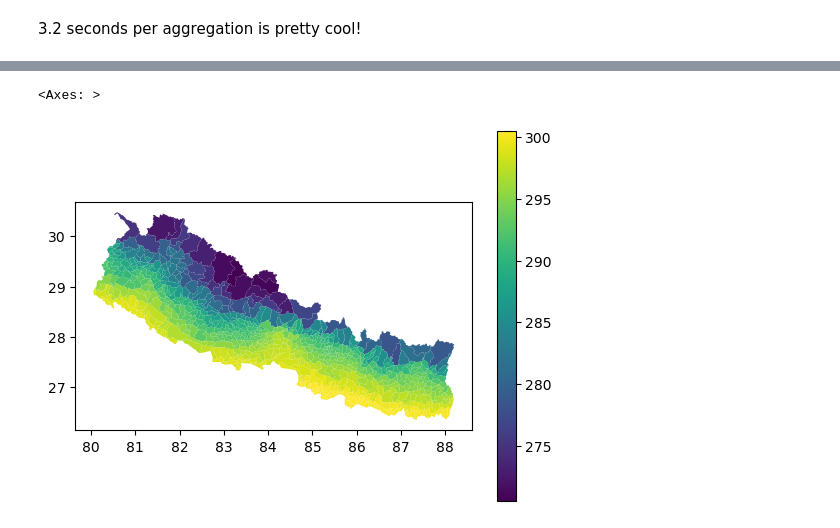
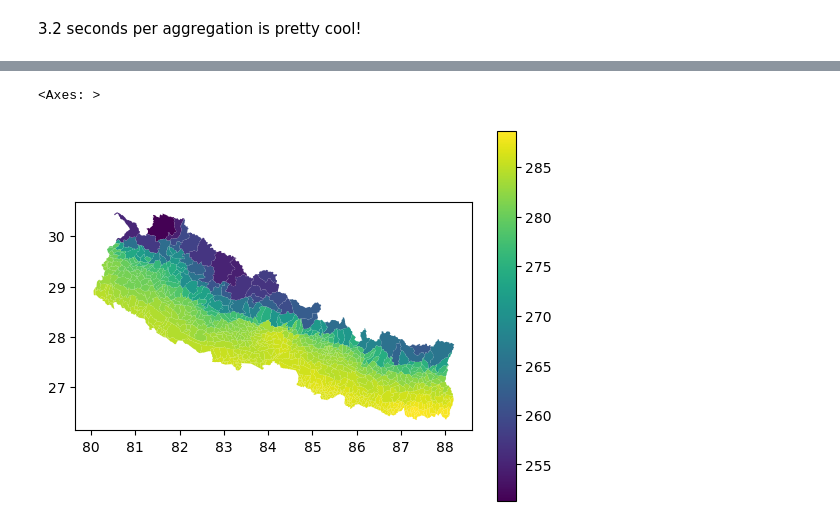
Before and after one commit to NSAPH-Data-Processing/era5_sandbox, a Jupyter notebook: notes/02_aggregate.ipynb, the cells around one changed output, grey strips where cells are left out. Cells and saved outputs as stored; diff of their text form; code cells hidden in the pictures.

```diff
--- a/notes/02_aggregate.ipynb
+++ b/notes/02_aggregate.ipynb
@@ -522,8 +675,8 @@ parquet_file = gpd.read_parquet(here() / "data/testing/test_nepal_aggregation.pa
 # %%
-parquet_file.plot(column="t2m", legend=True)
+parquet_file.plot(column="day_06", legend=True)
 # %% [output]
 <Axes: >
-[figure, old version]
+[figure, new version]
 # %%
 #| export
 @hydra.main(version_base=None, config_path="../../conf", config_name="config")
```
Also changed, not shown: parts of 21 cells of this notebook, 5 other files.
